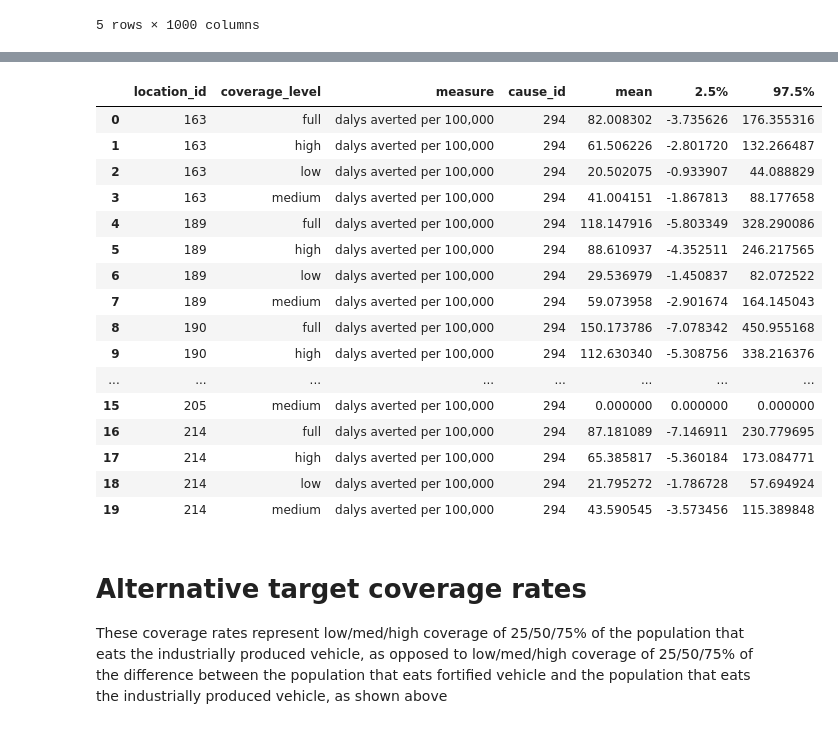
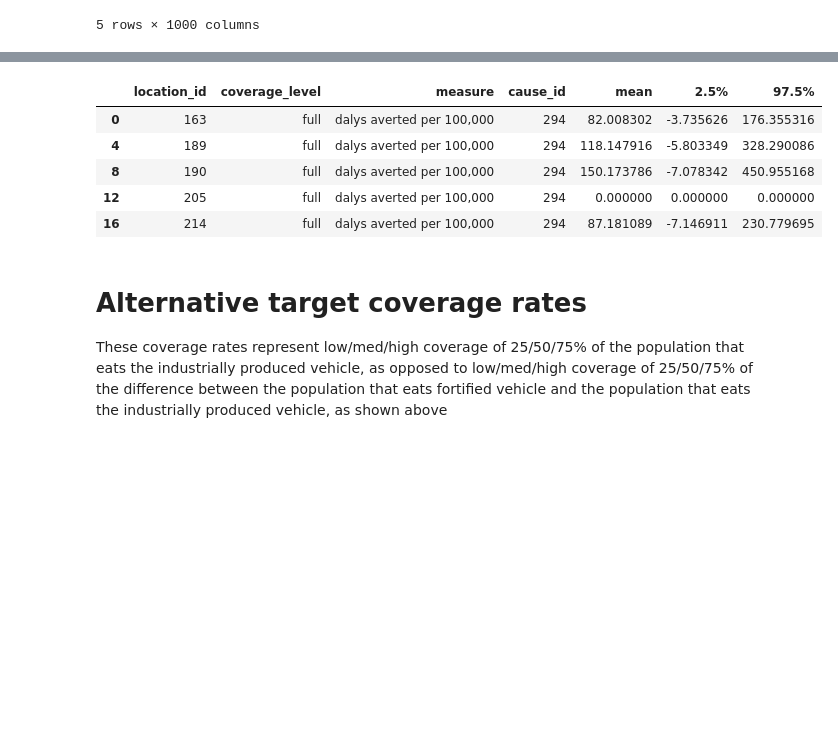
Before and after one commit to ihmeuw/vivarium_data_analysis, a Jupyter notebook: pre_processing/lsff_project/multiplication_models/dichotomous_models/dichotomous_multiplication_model_prep_functions.ipynb, the cells around one changed output, grey strips where cells are left out. Cells and saved outputs as stored; diff of their text form; code cells hidden in the pictures; blank space fills up the shorter version.

```diff
--- a/pre_processing/lsff_project/multiplication_models/dichotomous_models/dichotomous_multiplication_model_prep_functions.ipynb
+++ b/pre_processing/lsff_project/multiplication_models/dichotomous_models/dichotomous_multiplication_model_prep_functions.ipynb
@@ -273,6 +234,6 @@ def calculate_paf_deficiency_nofort(rr_deficiency_nofort, alpha):
     return paf_deficiency_nofort
 # %%
-def calculate_pif_deficiency_nofort(paf_deficiency_nofort, alpha, alpha_star):
+def calculate_pif_deficiency_nofort(paf_deficiency_nofort, baseline_fortification_coverage, counterfactual_fortification_coverage):
     """This function calculates the population impact fraction for UNfortified
     foods and nutrient deficiency based on the location-specific coverage
     levels of fortified foods; specifically, p (1 - proportion of population
@@ -281,7 +242,7 @@ def calculate_pif_deficiency_nofort(paf_deficiency_nofort, alpha, alpha_star):
 
     NOTE: this function does not consider age/time lags of fortification effects
     (assumes that every individual covered by fortification is effectively covered)"""
-    pif_deficiency_nofort = paf_deficiency_nofort * (alpha_star - alpha) / (1 - alpha)
+    pif_deficiency_nofort = paf_deficiency_nofort * (counterfactual_fortification_coverage - baseline_fortification_coverage) / (1 - baseline_fortification_coverage)
     return pif_deficiency_nofort
 # %%
 def calculate_daly_reduction_by_cause(pif_deficiency_nofort, paf_dalys_deficiency, dalys):
@@ -352,8 +313,10 @@ To retain the current behavior and silence the warning, pass 'sort=True'.
 |  |  |  | 341 | 0.000000 | 0.000000 | 0.000000 | 0.000000 | 0.000000 | 0.000000 | ... |
 5 rows × 1000 columns
 # %%
-alpha, alpha_star = load_coverage_data(nutrient, vehicle)
-alpha.mean(axis=1)
+baseline_fortification_coverage, counterfactual_fortification_coverage = load_coverage_data(nutrient,
+                                                                                            vehicle,
+                                                                                            percent_of_difference=True)
+baseline_fortification_coverage.mean(axis=1)
 # %% [output]
 location_id
 163    0.243901
@@ -363,7 +326,8 @@ location_id
 189    0.537420
 dtype: float64
 # %%
-paf_deficiency_nofort = calculate_paf_deficiency_nofort(rr_deficiency_nofort, alpha)
+paf_deficiency_nofort = calculate_paf_deficiency_nofort(rr_deficiency_nofort,
+                                                        baseline_fortification_coverage)
 paf_deficiency_nofort.mean(axis=1)
 # %% [output]
 location_id
@@ -374,7 +338,9 @@ location_id
 189    0.344187
 dtype: float64
 # %%
-pif_deficiency_nofort = calculate_pif_deficiency_nofort(paf_deficiency_nofort, alpha, alpha_star)
+pif_deficiency_nofort = calculate_pif_deficiency_nofort(paf_deficiency_nofort,
+                                                        baseline_fortification_coverage,
+                                                        counterfactual_fortification_coverage)
 pif_deficiency_nofort.mean(axis=1).head()
 # %% [output]
 location_id  coverage_level
@@ -444,38 +410,28 @@ fort_daly_reduction_by_location
 # %%
 pop = (get_population(location_id=location_ids,
                     sex_id=sexes,
                     age_group_id=ages,
                     gbd_round_id=6,
                     decomp_step='step4')
        .groupby('location_id').sum())
 pop = pop[['population']]
 rates = pop.reset_index().merge(fort_daly_reduction_by_location.reset_index(), on='location_id')
 for col in ['mean','2.5%','97.5%']:
     rates[f'{col}'] = rates[f'{col}'] / rates.population * 100_000
 rates['measure'] = 'dalys averted per 100,000'
 rates = rates[['location_id','coverage_level','measure','cause_id','mean','2.5%','97.5%']]
+rates = rates.loc[rates.coverage_level=='full']
 rates
 
 
 # NOTE: the 'full' coverage level can be used to compare to previous simulation results (from 2017 data) in 2021, specifically
 # %% [output]
 |  | location_id | coverage_level | measure | cause_id | mean | 2.5% | 97.5% |
 | 0 | 163 | full | dalys averted per 100,000 | 294 | 82.008302 | -3.735626 | 176.355316 |
-| 1 | 163 | high | dalys averted per 100,000 | 294 | 61.506226 | -2.801720 | 132.266487 |
-| 2 | 163 | low | dalys averted per 100,000 | 294 | 20.502075 | -0.933907 | 44.088829 |
-| 3 | 163 | medium | dalys averted per 100,000 | 294 | 41.004151 | -1.867813 | 88.177658 |
 | 4 | 189 | full | dalys averted per 100,000 | 294 | 118.147916 | -5.803349 | 328.290086 |
-| 5 | 189 | high | dalys averted per 100,000 | 294 | 88.610937 | -4.352511 | 246.217565 |
-| 6 | 189 | low | dalys averted per 100,000 | 294 | 29.536979 | -1.450837 | 82.072522 |
-| 7 | 189 | medium | dalys averted per 100,000 | 294 | 59.073958 | -2.901674 | 164.145043 |
 | 8 | 190 | full | dalys averted per 100,000 | 294 | 150.173786 | -7.078342 | 450.955168 |
-| 9 | 190 | high | dalys averted per 100,000 | 294 | 112.630340 | -5.308756 | 338.216376 |
-| ... | ... | ... | ... | ... | ... | ... | ... |
-| 15 | 205 | medium | dalys averted per 100,000 | 294 | 0.000000 | 0.000000 | 0.000000 |
+| 12 | 205 | full | dalys averted per 100,000 | 294 | 0.000000 | 0.000000 | 0.000000 |
 | 16 | 214 | full | dalys averted per 100,000 | 294 | 87.181089 | -7.146911 | 230.779695 |
-| 17 | 214 | high | dalys averted per 100,000 | 294 | 65.385817 | -5.360184 | 173.084771 |
-| 18 | 214 | low | dalys averted per 100,000 | 294 | 21.795272 | -1.786728 | 57.694924 |
-| 19 | 214 | medium | dalys averted per 100,000 | 294 | 43.590545 | -3.573456 | 115.389848 |
 # %% [markdown]
 # Alternative target coverage rates
 
```
Also changed, not shown: parts of 15 cells of this notebook, 2 other files.
